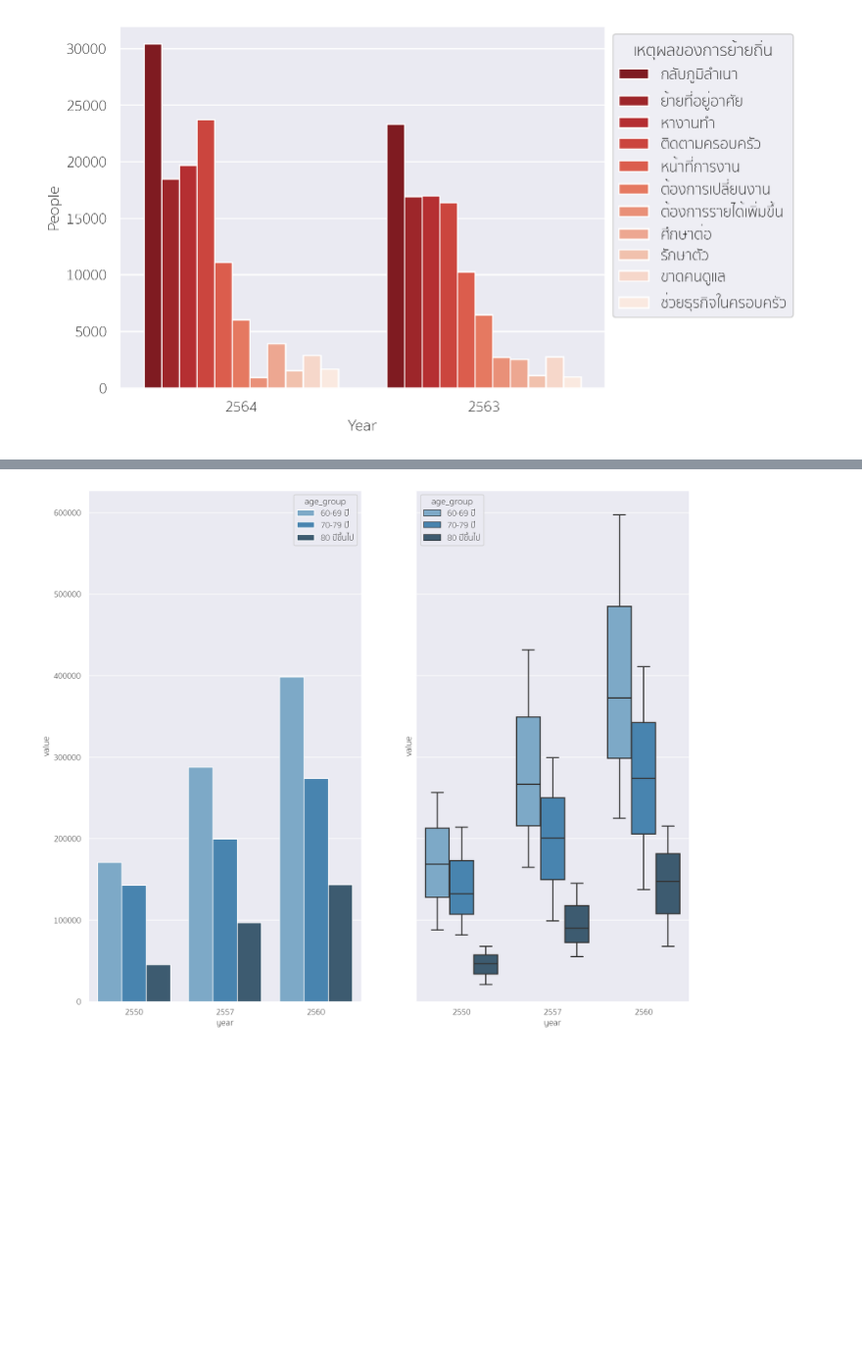
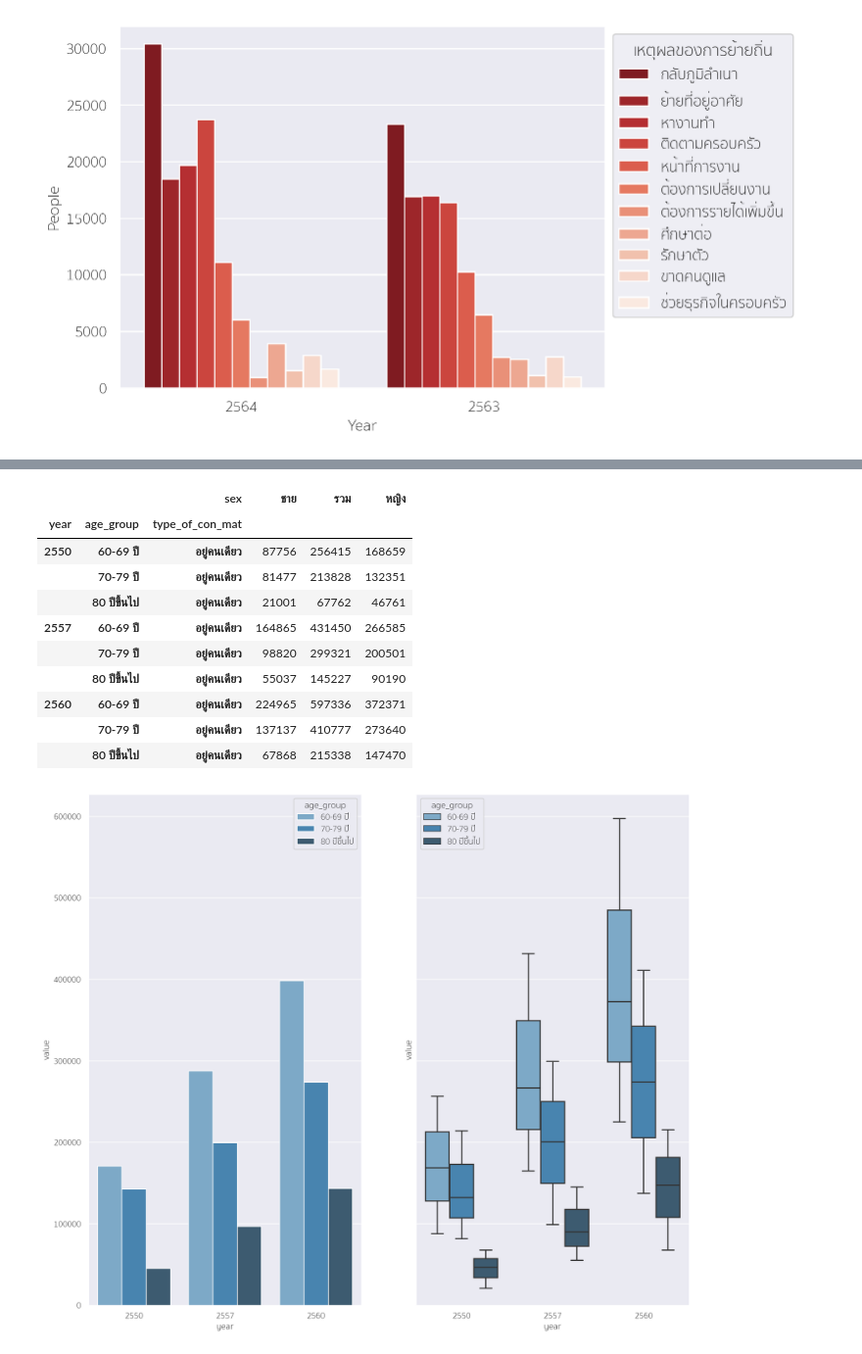
Before and after one commit to Zylink2/Machine_Learning_Project_2, a Jupyter notebook: notebook2.ipynb, the cells around one changed output, grey strips where cells are left out. Shown at 98% size. Cells and saved outputs as stored; diff of their text form; code cells hidden in the pictures; blank space fills up the shorter version.

```diff
--- a/notebook2.ipynb
+++ b/notebook2.ipynb
@@ -502,0 +524,2 @@ sns.move_legend(migrate_reason, "upper left", bbox_to_anchor=(1, 1))
+# %%
+elders['sex'] = elders['sex'].str.strip()
@@ -503,3 +542,17 @@ sns.move_legend(migrate_reason, "upper left", bbox_to_anchor=(1, 1))
+# %%
+elders.pivot_table(values = "value", index = ['year', 'age_group', 'type_of_con_mat'], columns='sex')
+# %% [output]
+|  |  | sex | ชาย | รวม | หญิง |
+| year | age_group | type_of_con_mat |  |  |  |
+| 2550 | 60-69 ปี | อยู่คนเดียว | 87756 | 256415 | 168659 |
+|  | 70-79 ปี | อยู่คนเดียว | 81477 | 213828 | 132351 |
+|  | 80 ปีขึ้นไป | อยู่คนเดียว | 21001 | 67762 | 46761 |
+| 2557 | 60-69 ปี | อยู่คนเดียว | 164865 | 431450 | 266585 |
+|  | 70-79 ปี | อยู่คนเดียว | 98820 | 299321 | 200501 |
+|  | 80 ปีขึ้นไป | อยู่คนเดียว | 55037 | 145227 | 90190 |
+| 2560 | 60-69 ปี | อยู่คนเดียว | 224965 | 597336 | 372371 |
+|  | 70-79 ปี | อยู่คนเดียว | 137137 | 410777 | 273640 |
+|  | 80 ปีขึ้นไป | อยู่คนเดียว | 67868 | 215338 | 147470 |
 # %%
 sns.set_theme(font='Sukhumvit Set')
 fig, ax = plt.subplots(1,2, figsize=(14,12), sharey=True)
```
Also changed, not shown: parts of 7 cells of this notebook.
